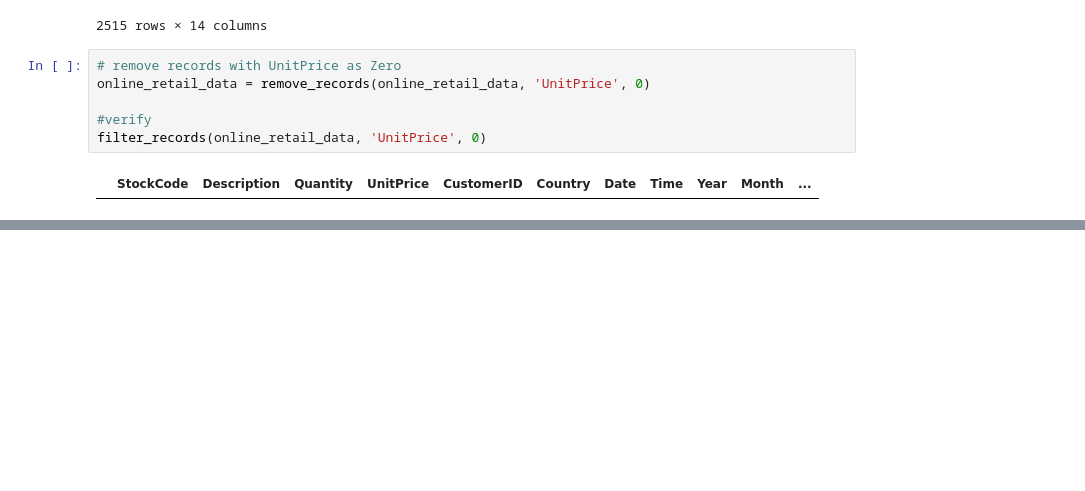
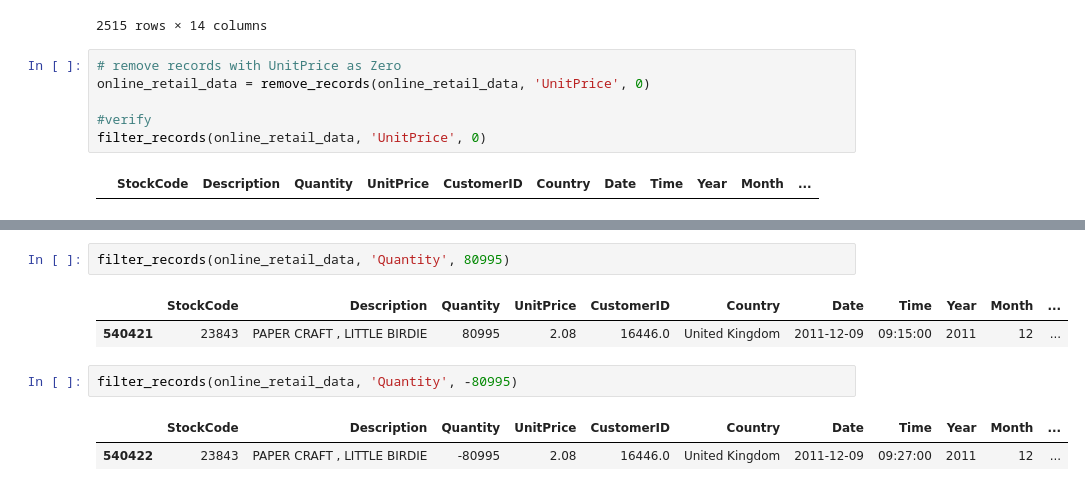
Before and after one commit to SirTee12/UK-Retail-Segmentation-Analysis, a Jupyter notebook: Data-Wrangling-and-Exploration.ipynb, the cells around one changed output, grey strips where cells are left out. Drawn from its saved outputs; the diff is of its cells as text; blank space fills up the shorter version.

```diff
--- a/Data-Wrangling-and-Exploration.ipynb
+++ b/Data-Wrangling-and-Exploration.ipynb
@@ -298,0 +303,10 @@ filter_records(online_retail_data, 'Quantity',0, 'less')
+# %%
+filter_records(online_retail_data, 'Quantity', 80995)
+# %% [output]
+|  | StockCode | Description | Quantity | UnitPrice | CustomerID | Country | Date | Time | Year | Month | ... |
+| 540421 | 23843 | PAPER CRAFT , LITTLE BIRDIE | 80995 | 2.08 | 16446.0 | United Kingdom | 2011-12-09 | 09:15:00 | 2011 | 12 | ... |
+# %%
+filter_records(online_retail_data, 'Quantity', -80995)
+# %% [output]
+|  | StockCode | Description | Quantity | UnitPrice | CustomerID | Country | Date | Time | Year | Month | ... |
+| 540422 | 23843 | PAPER CRAFT , LITTLE BIRDIE | -80995 | 2.08 | 16446.0 | United Kingdom | 2011-12-09 | 09:27:00 | 2011 | 12 | ... |
```
Also changed, not shown: parts of 15 cells of this notebook.
